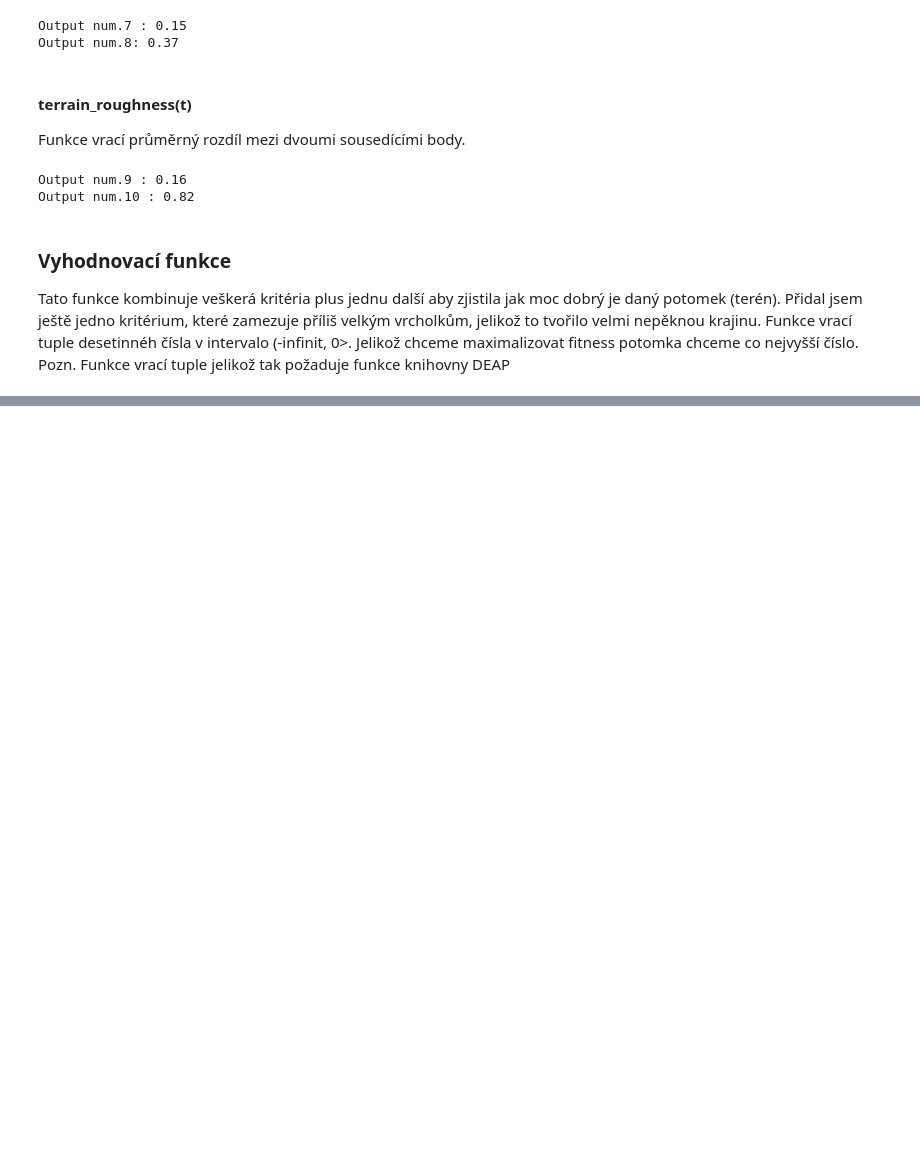
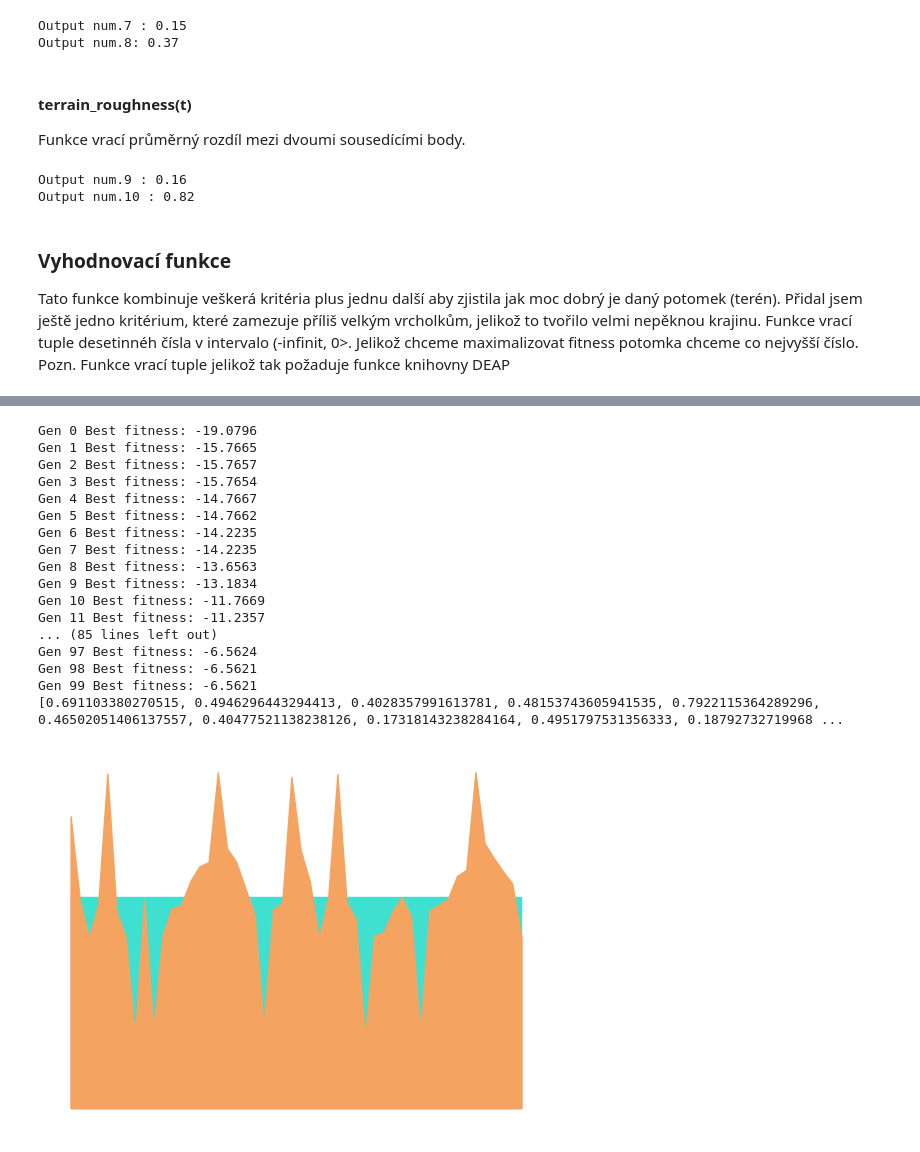
Before and after one commit to Miki-Herman/artificial-intelligence, a Jupyter notebook: 04_terrain_generation/terrain_gen.ipynb, the cells around one changed output, grey strips where cells are left out. Drawn from its saved outputs; the diff is of its cells as text; code cells hidden in the pictures; blank space fills up the shorter version.

```diff
--- a/04_terrain_generation/terrain_gen.ipynb
+++ b/04_terrain_generation/terrain_gen.ipynb
@@ -262,0 +277,63 @@ Output num.11 : (-1.6395542275290373,)
+# %%
+import random
+from main import bounded_mutation
+from deap import base, creator, tools, algorithms
+
+def main():
+    LENGTH = 50     # number of terrain points
+    POP_SIZE = 1000  # number of individuals in the population
+    NGEN = 100       # number of generations to evolve
+    MUTPB = 0.2      # probability of mutation
+    CXPB = 0.5       # probability of crossover
+
+    creator.create("FitnessMax", base.Fitness, weights=(1.0,))
+    creator.create("Individual", list, fitness=creator.FitnessMax)
+
+    toolbox = base.Toolbox()
+    toolbox.register("attr_float", random.uniform, 0.1, 0.9)
+    toolbox.register("individual", tools.initRepeat, creator.Individual, toolbox.attr_float, LENGTH)
+    toolbox.register("population", tools.initRepeat, list, toolbox.individual)
+
+    toolbox.register("evaluate", evaluate)
+    toolbox.register("mate", tools.cxBlend, alpha=0.5)
+    toolbox.register("mutate", bounded_mutation, mu=0, sigma=0.01, indpb=0.1)
+    toolbox.register("select", tools.selTournament, tournsize=3)
+
+    pop = toolbox.population(n=POP_SIZE)
+
+    # evolution
+    for gen in range(NGEN):
+        offspring = algorithms.varAnd(pop, toolbox, cxpb=CXPB, mutpb=MUTPB)
+        fits = list(map(toolbox.evaluate, offspring))
+        for ind, fit in zip(offspring, fits):
+            ind.fitness.values = fit
+        pop = toolbox.select(offspring, k=len(pop))
+
+        top = tools.selBest(pop, 1)[0]
+        print(f"Gen {gen} Best fitness: {top.fitness.values[0]:.4f}")
+
+    # show the best terrain
+    best = tools.selBest(pop, 1)[0]
+    print(best)
+    plotterrain(best)
+
+main()
+# %% [output]
+Gen 0 Best fitness: -19.0796
+Gen 1 Best fitness: -15.7665
+Gen 2 Best fitness: -15.7657
+Gen 3 Best fitness: -15.7654
+Gen 4 Best fitness: -14.7667
+Gen 5 Best fitness: -14.7662
+Gen 6 Best fitness: -14.2235
+Gen 7 Best fitness: -14.2235
+Gen 8 Best fitness: -13.6563
+Gen 9 Best fitness: -13.1834
+Gen 10 Best fitness: -11.7669
+Gen 11 Best fitness: -11.2357
+... (85 lines left out)
+Gen 97 Best fitness: -6.5624
+Gen 98 Best fitness: -6.5621
+Gen 99 Best fitness: -6.5621
+[0.691103380270515, 0.4946296443294413, 0.4028357991613781, 0.48153743605941535, 0.7922115364289296, 0.46502051406137557, 0.40477521138238126, 0.17318143238284164, 0.4951797531356333, 0.18792732719968 ...
+[figure, added]
```
Also changed, not shown: parts of 3 cells of this notebook, 12 other files.
